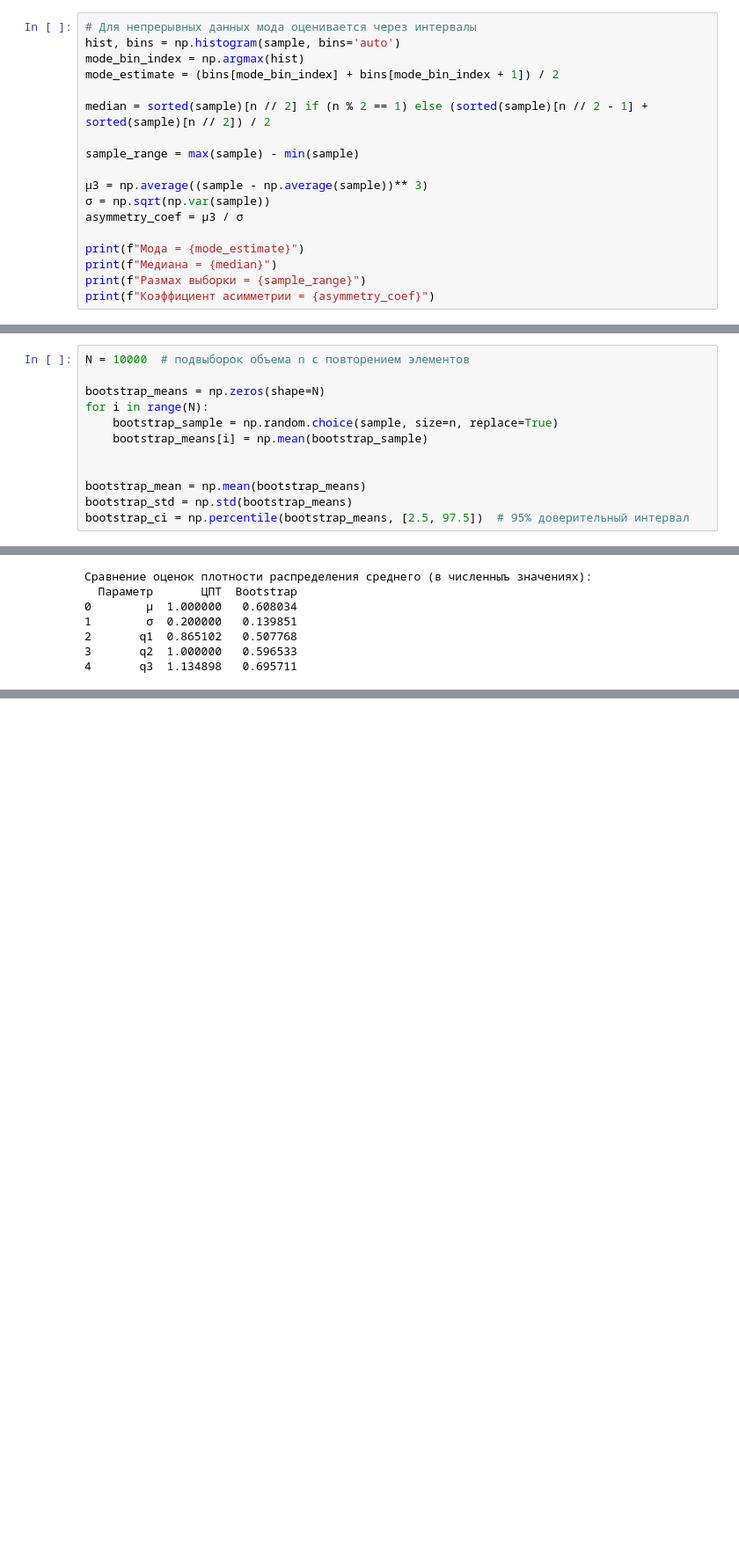
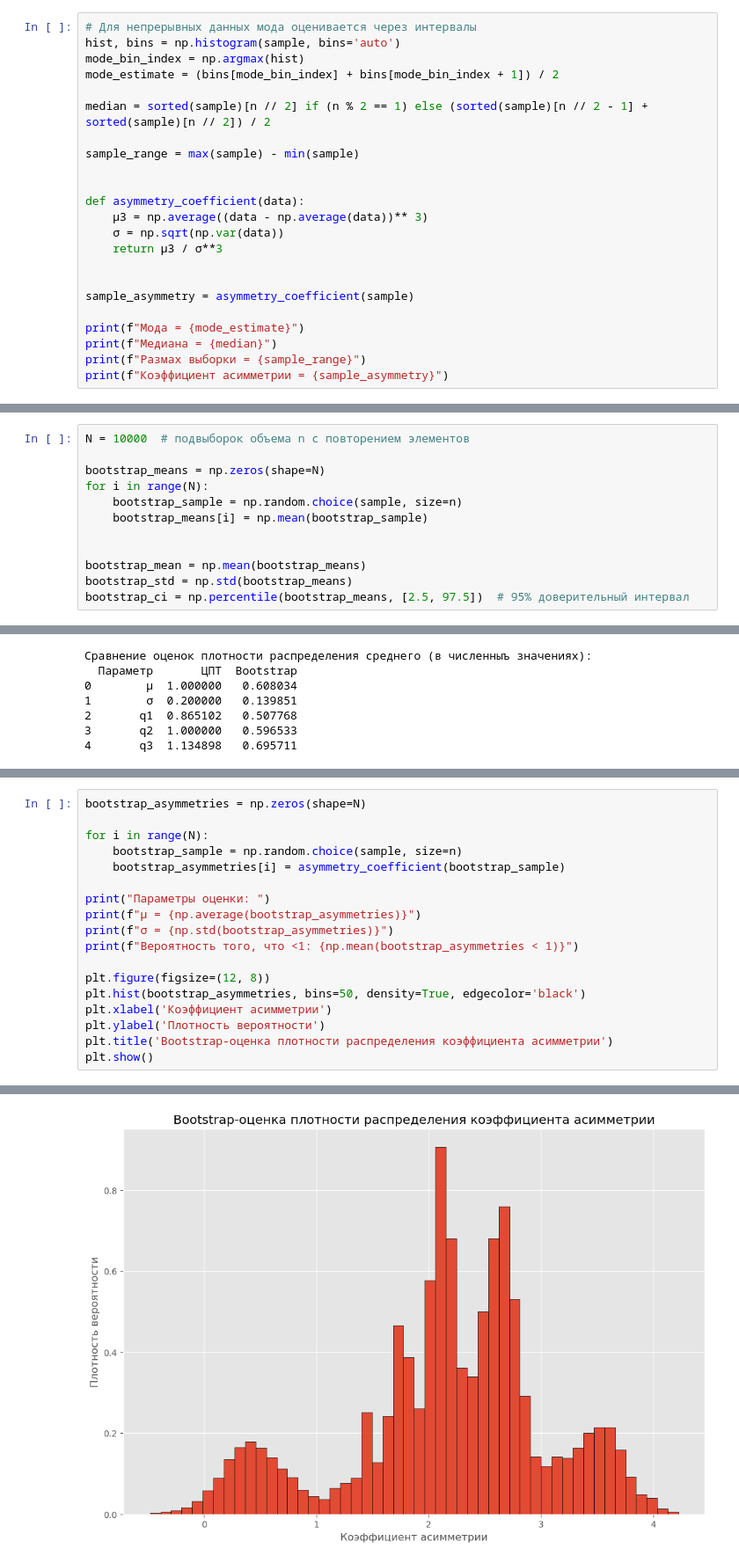
Before and after one commit to Anactaciya/math_statistics, a Jupyter notebook: exp_random_variable.ipynb, the cells around one changed output, grey strips where cells are left out. Shown at 88% size. Drawn from its saved outputs; the diff is of its cells as text; blank space fills up the shorter version.

Commit message:
add bootstrap asymmetries

```diff
--- a/exp_random_variable.ipynb
+++ b/exp_random_variable.ipynb
@@ -36,12 +36,17 @@ median = sorted(sample)[n // 2] if (n % 2 == 1) else (sorted(sample)[n // 2 - 1]
 
 sample_range = max(sample) - min(sample)
 
-μ3 = np.average((sample - np.average(sample))** 3)
-σ = np.sqrt(np.var(sample))
-asymmetry_coef = μ3 / σ
+
+def asymmetry_coefficient(data):
+    μ3 = np.average((data - np.average(data))** 3)
+    σ = np.sqrt(np.var(data))
+    return μ3 / σ**3
+
+
+sample_asymmetry = asymmetry_coefficient(sample)
 
 print(f"Мода = {mode_estimate}")
 print(f"Медиана = {median}")
 print(f"Размах выборки = {sample_range}")
-print(f"Коэффициент асимметрии = {asymmetry_coef}")
+print(f"Коэффициент асимметрии = {sample_asymmetry}")
 # %% [output]
@@ -129,7 +134,7 @@ N = 10000  # подвыборок объема n с повторением эл
 
 bootstrap_means = np.zeros(shape=N)
 for i in range(N):
-    bootstrap_sample = np.random.choice(sample, size=n, replace=True)
+    bootstrap_sample = np.random.choice(sample, size=n)
     bootstrap_means[i] = np.mean(bootstrap_sample)
 
 
@@ -193,0 +201,19 @@ print(comparison_df)
+# %%
+bootstrap_asymmetries = np.zeros(shape=N)
+
+for i in range(N):
+    bootstrap_sample = np.random.choice(sample, size=n)
+    bootstrap_asymmetries[i] = asymmetry_coefficient(bootstrap_sample)
+
+print("Параметры оценки: ")
+print(f"μ = {np.average(bootstrap_asymmetries)}")
+print(f"σ = {np.std(bootstrap_asymmetries)}")
+print(f"Вероятность того, что <1: {np.mean(bootstrap_asymmetries < 1)}")
+
+plt.figure(figsize=(12, 8))
+plt.hist(bootstrap_asymmetries, bins=50, density=True, edgecolor='black')
+plt.xlabel('Коэффициент асимметрии')
+plt.ylabel('Плотность вероятности')
+plt.title('Bootstrap-оценка плотности распределения коэффициента асимметрии')
+plt.show()
+# %% [output]
@@ -193,0 +224 @@ print(comparison_df)
+[figure, added]
```
Also changed, not shown: parts of 3 cells of this notebook.
